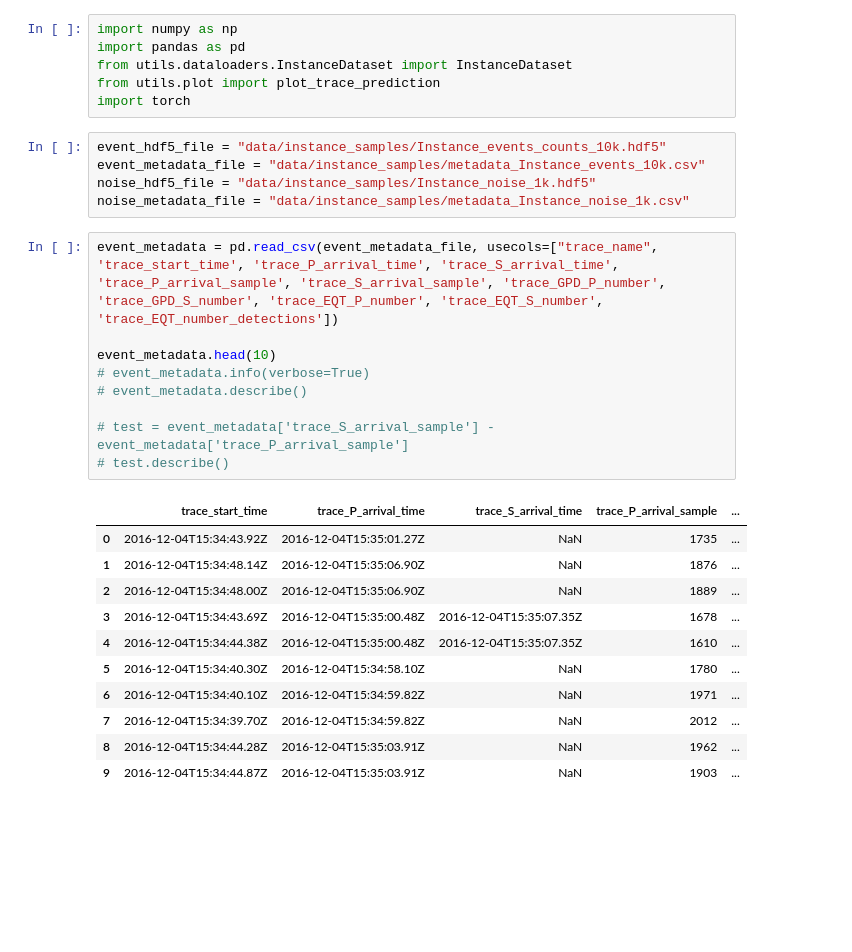
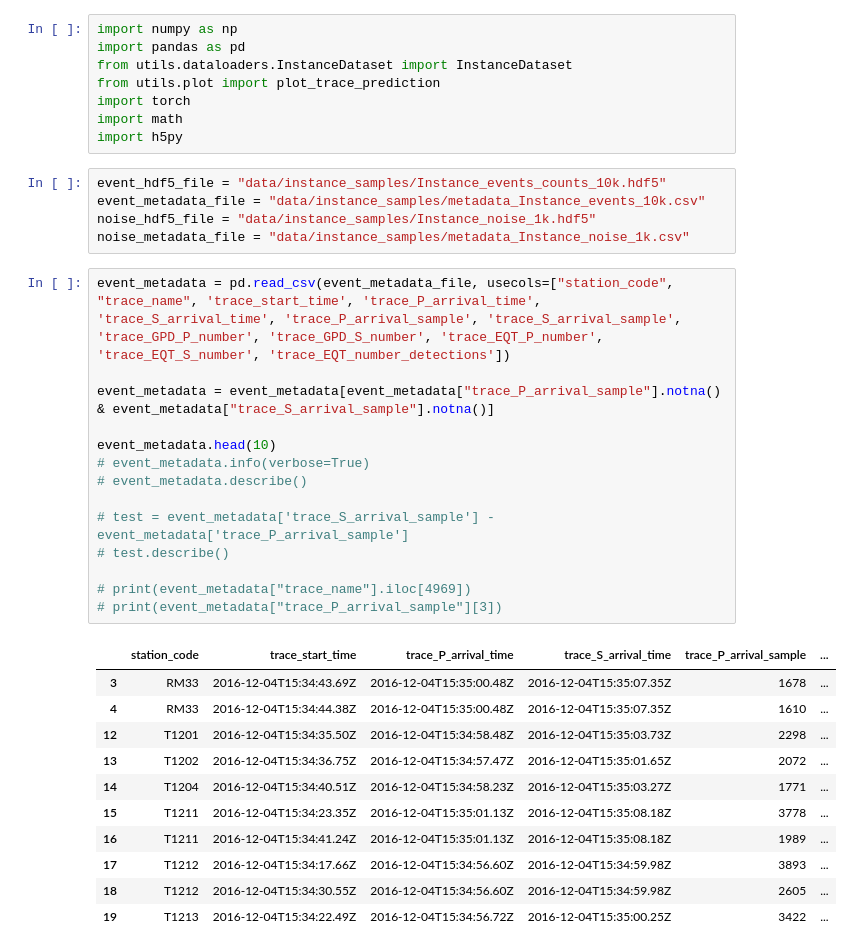
Before and after one commit to damoursm/earthquake, a Jupyter notebook: explore_data.ipynb, the cells around one changed output. Drawn from its saved outputs; the diff is of its cells as text; blank space fills up the shorter version.

```diff
--- a/explore_data.ipynb
+++ b/explore_data.ipynb
@@ -4,29 +4,36 @@ import pandas as pd
 from utils.dataloaders.InstanceDataset import InstanceDataset
 from utils.plot import plot_trace_prediction
 import torch
+import math
+import h5py
 # %%
 event_hdf5_file = "data/instance_samples/Instance_events_counts_10k.hdf5"
 event_metadata_file = "data/instance_samples/metadata_Instance_events_10k.csv"
 noise_hdf5_file = "data/instance_samples/Instance_noise_1k.hdf5"
 noise_metadata_file = "data/instance_samples/metadata_Instance_noise_1k.csv"
 # %%
-event_metadata = pd.read_csv(event_metadata_file, usecols=["trace_name", 'trace_start_time', 'trace_P_arrival_time', 'trace_S_arrival_time', 'trace_P_arrival_sample', 'trace_S_arrival_sample', 'trace_GPD_P_number', 'trace_GPD_S_number', 'trace_EQT_P_number', 'trace_EQT_S_number', 'trace_EQT_number_detections'])
+event_metadata = pd.read_csv(event_metadata_file, usecols=["station_code", "trace_name", 'trace_start_time', 'trace_P_arrival_time', 'trace_S_arrival_time', 'trace_P_arrival_sample', 'trace_S_arrival_sample', 'trace_GPD_P_number', 'trace_GPD_S_number', 'trace_EQT_P_number', 'trace_EQT_S_number', 'trace_EQT_number_detections'])
+
+event_metadata = event_metadata[event_metadata["trace_P_arrival_sample"].notna() & event_metadata["trace_S_arrival_sample"].notna()]
 
 event_metadata.head(10)
 # event_metadata.info(verbose=True)
 # event_metadata.describe()
 
 # test = event_metadata['trace_S_arrival_sample'] - event_metadata['trace_P_arrival_sample']
 # test.describe()
+
+# print(event_metadata["trace_name"].iloc[4969])
+# print(event_metadata["trace_P_arrival_sample"][3])
 # %% [output]
-|  | trace_start_time | trace_P_arrival_time | trace_S_arrival_time | trace_P_arrival_sample | ... |
-| 0 | 2016-12-04T15:34:43.92Z | 2016-12-04T15:35:01.27Z | NaN | 1735 | ... |
-| 1 | 2016-12-04T15:34:48.14Z | 2016-12-04T15:35:06.90Z | NaN | 1876 | ... |
-| 2 | 2016-12-04T15:34:48.00Z | 2016-12-04T15:35:06.90Z | NaN | 1889 | ... |
-| 3 | 2016-12-04T15:34:43.69Z | 2016-12-04T15:35:00.48Z | 2016-12-04T15:35:07.35Z | 1678 | ... |
-| 4 | 2016-12-04T15:34:44.38Z | 2016-12-04T15:35:00.48Z | 2016-12-04T15:35:07.35Z | 1610 | ... |
-| 5 | 2016-12-04T15:34:40.30Z | 2016-12-04T15:34:58.10Z | NaN | 1780 | ... |
-| 6 | 2016-12-04T15:34:40.10Z | 2016-12-04T15:34:59.82Z | NaN | 1971 | ... |
-| 7 | 2016-12-04T15:34:39.70Z | 2016-12-04T15:34:59.82Z | NaN | 2012 | ... |
-| 8 | 2016-12-04T15:34:44.28Z | 2016-12-04T15:35:03.91Z | NaN | 1962 | ... |
-| 9 | 2016-12-04T15:34:44.87Z | 2016-12-04T15:35:03.91Z | NaN | 1903 | ... |
+|  | station_code | trace_start_time | trace_P_arrival_time | trace_S_arrival_time | trace_P_arrival_sample | ... |
+| 3 | RM33 | 2016-12-04T15:34:43.69Z | 2016-12-04T15:35:00.48Z | 2016-12-04T15:35:07.35Z | 1678 | ... |
+| 4 | RM33 | 2016-12-04T15:34:44.38Z | 2016-12-04T15:35:00.48Z | 2016-12-04T15:35:07.35Z | 1610 | ... |
+| 12 | T1201 | 2016-12-04T15:34:35.50Z | 2016-12-04T15:34:58.48Z | 2016-12-04T15:35:03.73Z | 2298 | ... |
+| 13 | T1202 | 2016-12-04T15:34:36.75Z | 2016-12-04T15:34:57.47Z | 2016-12-04T15:35:01.65Z | 2072 | ... |
+| 14 | T1204 | 2016-12-04T15:34:40.51Z | 2016-12-04T15:34:58.23Z | 2016-12-04T15:35:03.27Z | 1771 | ... |
+| 15 | T1211 | 2016-12-04T15:34:23.35Z | 2016-12-04T15:35:01.13Z | 2016-12-04T15:35:08.18Z | 3778 | ... |
+| 16 | T1211 | 2016-12-04T15:34:41.24Z | 2016-12-04T15:35:01.13Z | 2016-12-04T15:35:08.18Z | 1989 | ... |
+| 17 | T1212 | 2016-12-04T15:34:17.66Z | 2016-12-04T15:34:56.60Z | 2016-12-04T15:34:59.98Z | 3893 | ... |
+| 18 | T1212 | 2016-12-04T15:34:30.55Z | 2016-12-04T15:34:56.60Z | 2016-12-04T15:34:59.98Z | 2605 | ... |
+| 19 | T1213 | 2016-12-04T15:34:22.49Z | 2016-12-04T15:34:56.72Z | 2016-12-04T15:35:00.25Z | 3422 | ... |
```
Also changed, not shown: parts of 9 cells of this notebook, 6 other files.
